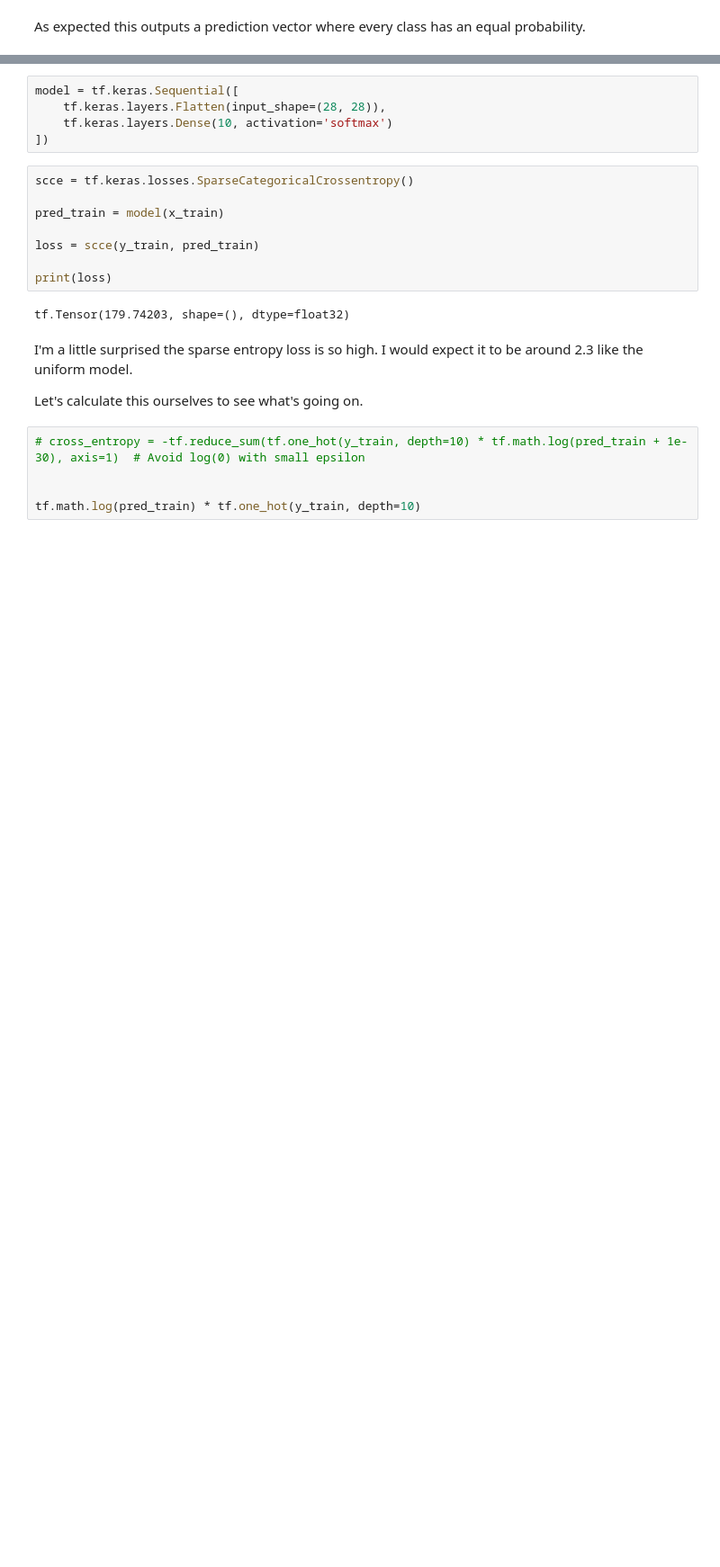
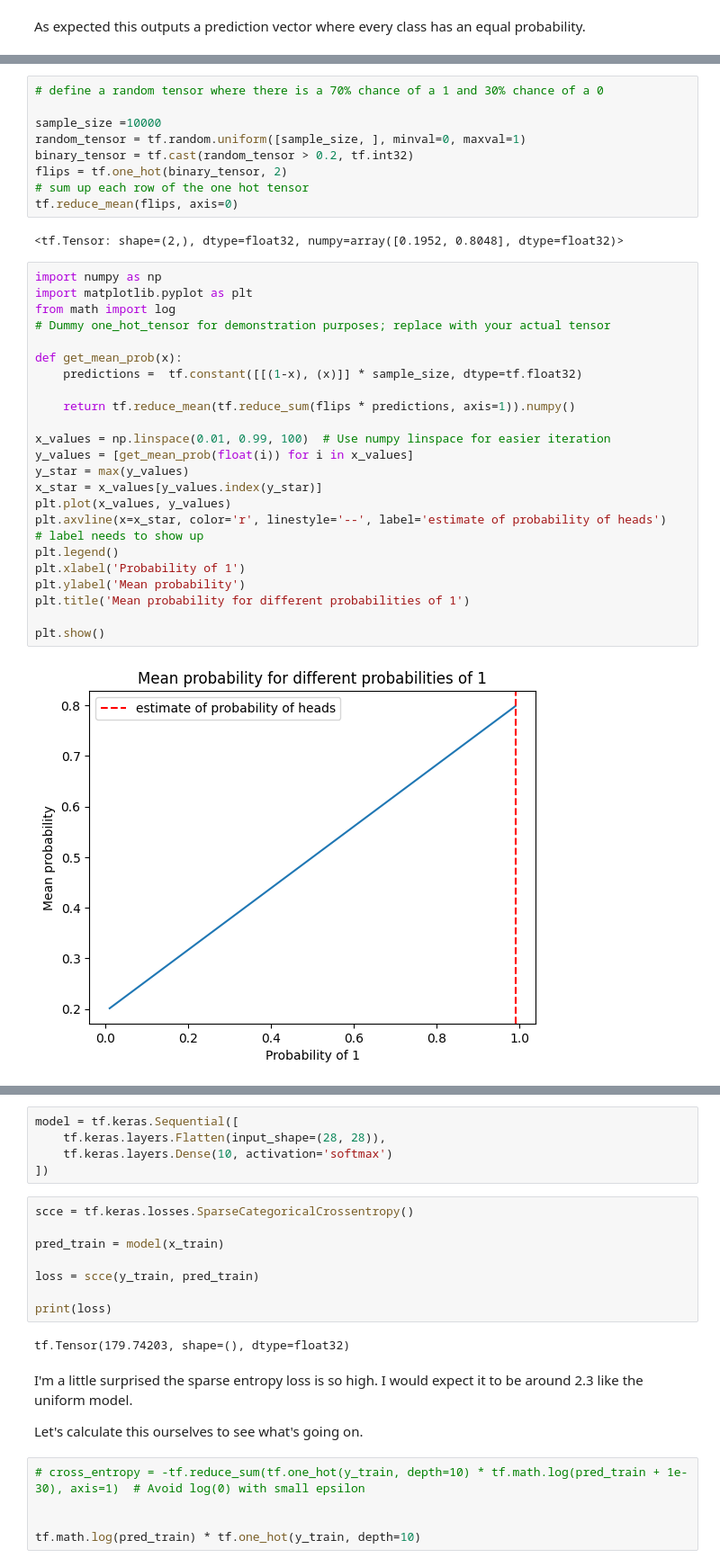
Before and after one commit to JacksonRudd/dl, a Jupyter notebook: mnist/2_training.ipynb, the cells around one changed output, grey strips where cells are left out. Shown: that part at 90% size. Cells and saved outputs as stored; diff of their text form; blank space fills up the shorter version.

```diff
--- a/mnist/2_training.ipynb
+++ b/mnist/2_training.ipynb
@@ -177,0 +144,37 @@ it's 2.3, just as we expected!!
+# %%
+# define a random tensor where there is a 70% chance of a 1 and 30% chance of a 0
+
+sample_size =10000
+random_tensor = tf.random.uniform([sample_size, ], minval=0, maxval=1)
+binary_tensor = tf.cast(random_tensor > 0.2, tf.int32)
+flips = tf.one_hot(binary_tensor, 2)
+# sum up each row of the one hot tensor
+tf.reduce_mean(flips, axis=0)
+# %% [output]
+<tf.Tensor: shape=(2,), dtype=float32, numpy=array([0.1952, 0.8048], dtype=float32)>
+# %%
+import numpy as np
+import matplotlib.pyplot as plt
+from math import log
+# Dummy one_hot_tensor for demonstration purposes; replace with your actual tensor
+
+def get_mean_prob(x):
+    predictions =  tf.constant([[(1-x), (x)]] * sample_size, dtype=tf.float32)
+
+    return tf.reduce_mean(tf.reduce_sum(flips * predictions, axis=1)).numpy()
+
+x_values = np.linspace(0.01, 0.99, 100)  # Use numpy linspace for easier iteration
+y_values = [get_mean_prob(float(i)) for i in x_values]
+y_star = max(y_values)
+x_star = x_values[y_values.index(y_star)]
+plt.plot(x_values, y_values)
+plt.axvline(x=x_star, color='r', linestyle='--', label='estimate of probability of heads')
+# label needs to show up
+plt.legend()
+plt.xlabel('Probability of 1')
+plt.ylabel('Mean probability')
+plt.title('Mean probability for different probabilities of 1')
+
+plt.show()
+# %% [output]
+[figure, added]
```
Also changed, not shown: parts of 40 cells of this notebook.
